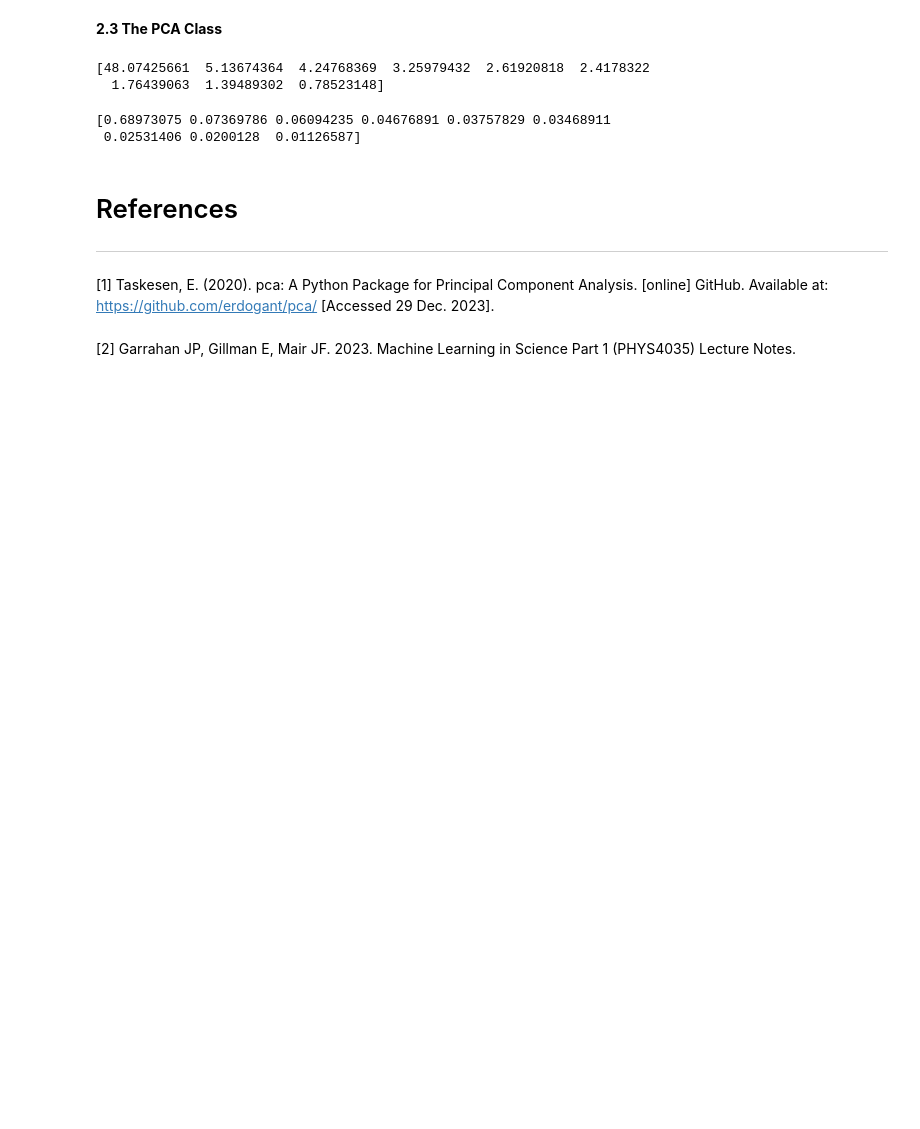
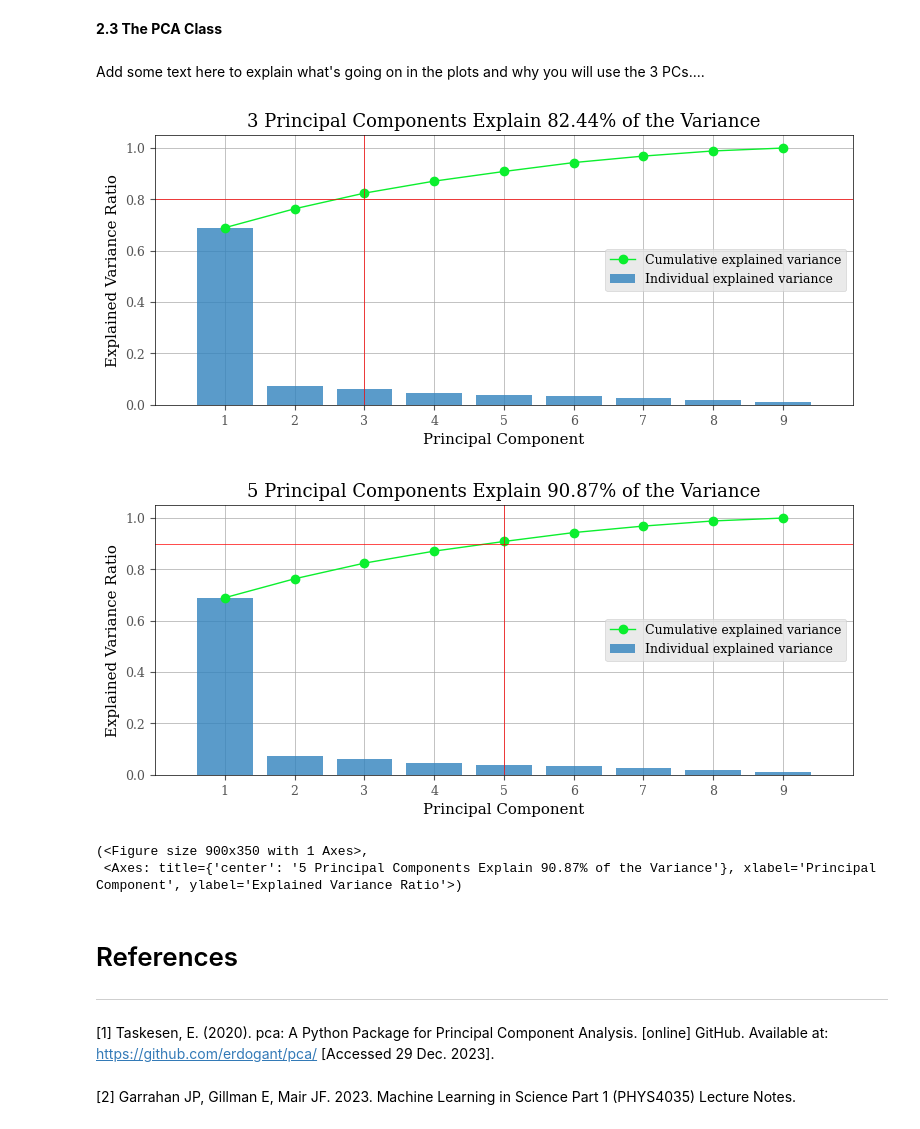
Before and after one commit to HamzaElshafie/MLiS-Project, a Jupyter notebook: MLiS_Project.ipynb, the cells around one changed output. Cells and saved outputs as stored; diff of their text form; code cells hidden in the pictures; blank space fills up the shorter version.

Commit message:
Added plot_explained_variance which plots the cumulative explained variance ratio which helps visualise how many PCs to select. There is alot of bugs that need to be fixed for this.

```diff
--- a/MLiS_Project.ipynb
+++ b/MLiS_Project.ipynb
@@ -175,6 +149,7 @@ By substituting each eigenvalue $\lambda$ into the equation and solving for $\bo
 # %%
 import numpy as np
 from scipy.linalg import eigh
+import matplotlib.pyplot as plt
 
 class PCA:
     def __init__(self, n_components):
@@ -211,19 +186,54 @@ class PCA:
     def _explained_variance_ratio(self):
         variance_sum = sum(self.explained_variance_)
         self.explained_variance_ratio_ = self.explained_variance_ / variance_sum
+
+    def plot_explained_variance(self, threshold_criteria, figsize=(6,6)):
+        if self.explained_variance_ is None or self.explained_variance_ratio_ is None:
+            raise ValueError("The PCA model must be fitted before plotting the explained variance.")
+
+        cumulative_explained_variance = np.cumsum(self.explained_variance_ratio_)
+        components_required= np.argmax(cumulative_explained_variance >= threshold_criteria) + 1
+
+        # Prepare the figure
+        xtick_idx = np.arange(1, len(self.explained_variance_) + 1)
+        fig, ax = plt.subplots(figsize=figsize)
+        ax.plot(xtick_idx, cumulative_explained_variance[:self.n_components], 'o-', color='#0BEF2E', linewidth=1, label='Cumulative explained variance')
+        ax.set_xticks(xtick_idx)
+        ax.bar(xtick_idx, self.explained_variance_ratio_[:self.n_components], color='#3182bd', alpha=0.8, label='Individual explained variance')
+
+        ax.axhline(y=threshold_criteria, color='red', linestyle='-', linewidth=0.5)
+        ax.axvline(x=components_required, color='red', linestyle='-', linewidth=0.5)
+
+        ax.set_ylabel('Explained Variance Ratio', color='black')
+        ax.set_xlabel('Principal Component', color='black')
+        ax.set_ylim([0, 1.05])
+        ax.set_xlim([0, self.n_components + 1])
+
+        for spine in ax.spines.values():
+            spine.set_edgecolor('black')
+            spine.set_linewidth(0.5)
+
+        title = f'{components_required} Principal Components Explain {cumulative_explained_variance[components_required - 1]:.2%} of the Variance'
+        ax.set_title(title)
+        ax.set_facecolor("white")
+        ax.grid(True, color='#A9A9A9', linewidth=0.5)
+        ax.legend(loc='best')
+        plt.show()
+
+        return fig, ax
 # %%
 pca = PCA(n_components=9)
 pca.fit(X_train)
-# %%
-print(pca.explained_variance_)
-# %% [output]
-[48.07425661  5.13674364  4.24768369  3.25979432  2.61920818  2.4178322
-  1.76439063  1.39489302  0.78523148]
-# %%
-print(pca.explained_variance_ratio_)
-# %% [output]
-[0.68973075 0.07369786 0.06094235 0.04676891 0.03757829 0.03468911
- 0.02531406 0.0200128  0.01126587]
+# %% [markdown]
+Add some text here to explain what's going on in the plots and why you will use the 3 PCs....
+# %%
+pca.plot_explained_variance(threshold_criteria=0.8, figsize=(9,3.5))
+pca.plot_explained_variance(threshold_criteria=0.90, figsize=(9,3.5))
+# %% [output]
+[figure, added]
+[figure, added]
+(<Figure size 900x350 with 1 Axes>,
+ <Axes: title={'center': '5 Principal Components Explain 90.87% of the Variance'}, xlabel='Principal Component', ylabel='Explained Variance Ratio'>)
 # %% [markdown]
 # References
 ----
```
Also changed, not shown: parts of 2 cells of this notebook, 1 other file.
